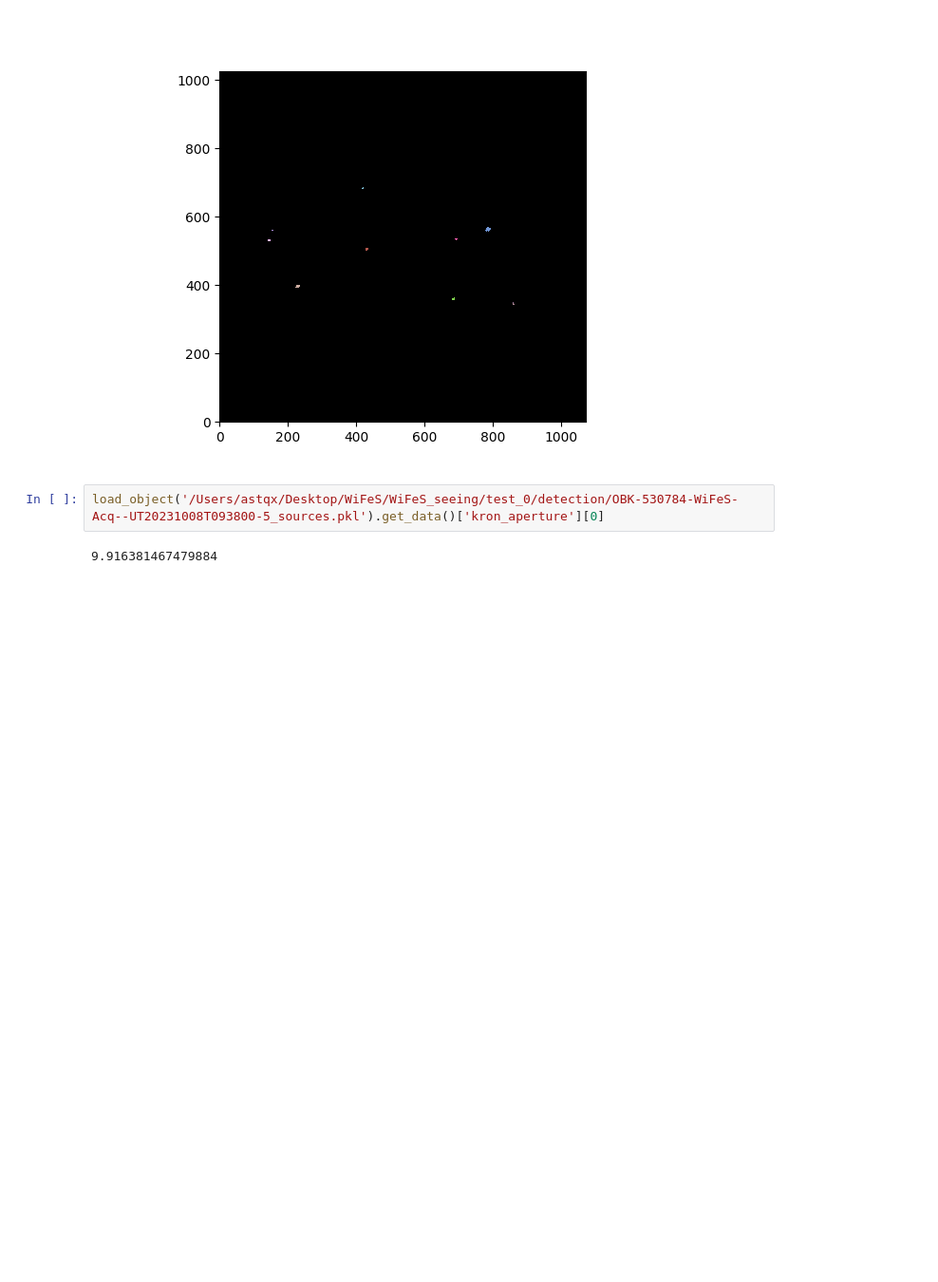
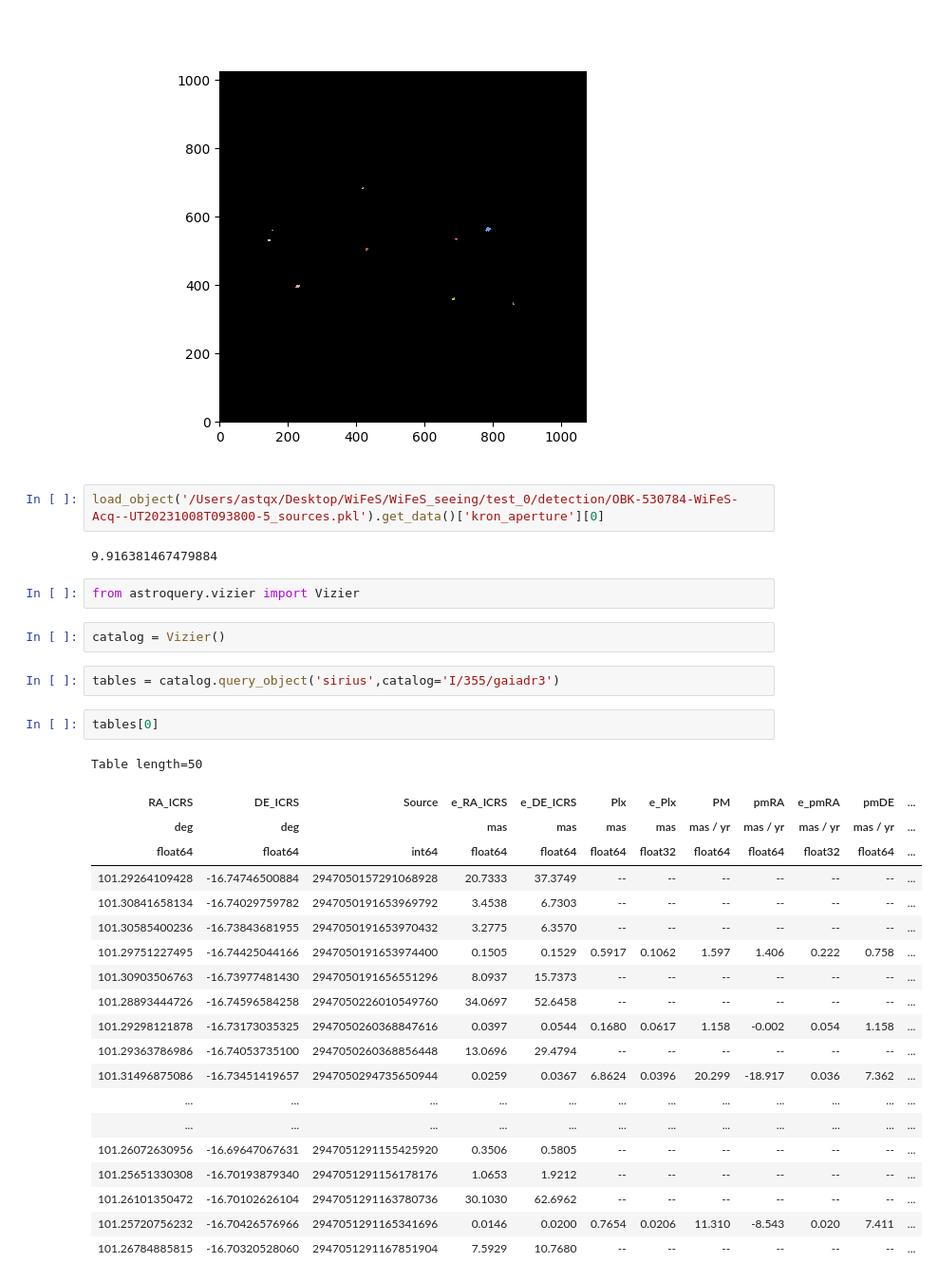
Before and after one commit to MaxFleming23/WiFeS_seeing, a Jupyter notebook: pipeline.ipynb, the cells around one changed output. Shown at 95% size. Drawn from its saved outputs; the diff is of its cells as text; blank space fills up the shorter version.

Commit message:
gaiadr3 xmatch

```diff
--- a/pipeline.ipynb
+++ b/pipeline.ipynb
@@ -1206,3 +1354,32 @@ No.    Name      Ver    Type      Cards   Dimensions   Format
 load_object('/Users/astqx/Desktop/WiFeS/WiFeS_seeing/test_0/detection/OBK-530784-WiFeS-Acq--UT20231008T093800-5_sources.pkl').get_data()['kron_aperture'][0]
 # %% [output]
 9.916381467479884
+# %%
+from astroquery.vizier import Vizier
+# %%
+catalog = Vizier()
+# %%
+tables = catalog.query_object('sirius',catalog='I/355/gaiadr3')
+# %%
+tables[0]
+# %% [output]
+Table length=50
+| RA_ICRS | DE_ICRS | Source | e_RA_ICRS | e_DE_ICRS | Plx | e_Plx | PM | pmRA | e_pmRA | pmDE | ... |
+| deg | deg |  | mas | mas | mas | mas | mas / yr | mas / yr | mas / yr | mas / yr | ... |
+| float64 | float64 | int64 | float64 | float64 | float64 | float32 | float64 | float64 | float32 | float64 | ... |
+| 101.29264109428 | -16.74746500884 | 2947050157291068928 | 20.7333 | 37.3749 | -- | -- | -- | -- | -- | -- | ... |
+| 101.30841658134 | -16.74029759782 | 2947050191653969792 | 3.4538 | 6.7303 | -- | -- | -- | -- | -- | -- | ... |
+| 101.30585400236 | -16.73843681955 | 2947050191653970432 | 3.2775 | 6.3570 | -- | -- | -- | -- | -- | -- | ... |
+| 101.29751227495 | -16.74425044166 | 2947050191653974400 | 0.1505 | 0.1529 | 0.5917 | 0.1062 | 1.597 | 1.406 | 0.222 | 0.758 | ... |
+| 101.30903506763 | -16.73977481430 | 2947050191656551296 | 8.0937 | 15.7373 | -- | -- | -- | -- | -- | -- | ... |
+| 101.28893444726 | -16.74596584258 | 2947050226010549760 | 34.0697 | 52.6458 | -- | -- | -- | -- | -- | -- | ... |
+| 101.29298121878 | -16.73173035325 | 2947050260368847616 | 0.0397 | 0.0544 | 0.1680 | 0.0617 | 1.158 | -0.002 | 0.054 | 1.158 | ... |
+| 101.29363786986 | -16.74053735100 | 2947050260368856448 | 13.0696 | 29.4794 | -- | -- | -- | -- | -- | -- | ... |
+| 101.31496875086 | -16.73451419657 | 2947050294735650944 | 0.0259 | 0.0367 | 6.8624 | 0.0396 | 20.299 | -18.917 | 0.036 | 7.362 | ... |
+| ... | ... | ... | ... | ... | ... | ... | ... | ... | ... | ... | ... |
+| ... | ... | ... | ... | ... | ... | ... | ... | ... | ... | ... | ... |
+| 101.26072630956 | -16.69647067631 | 2947051291155425920 | 0.3506 | 0.5805 | -- | -- | -- | -- | -- | -- | ... |
+| 101.25651330308 | -16.70193879340 | 2947051291156178176 | 1.0653 | 1.9212 | -- | -- | -- | -- | -- | -- | ... |
+| 101.26101350472 | -16.70102626104 | 2947051291163780736 | 30.1030 | 62.6962 | -- | -- | -- | -- | -- | -- | ... |
+| 101.25720756232 | -16.70426576966 | 2947051291165341696 | 0.0146 | 0.0200 | 0.7654 | 0.0206 | 11.310 | -8.543 | 0.020 | 7.411 | ... |
+| 101.26784885815 | -16.70320528060 | 2947051291167851904 | 7.5929 | 10.7680 | -- | -- | -- | -- | -- | -- | ... |
```
Also changed, not shown: parts of 4 cells of this notebook, 30 other files.
